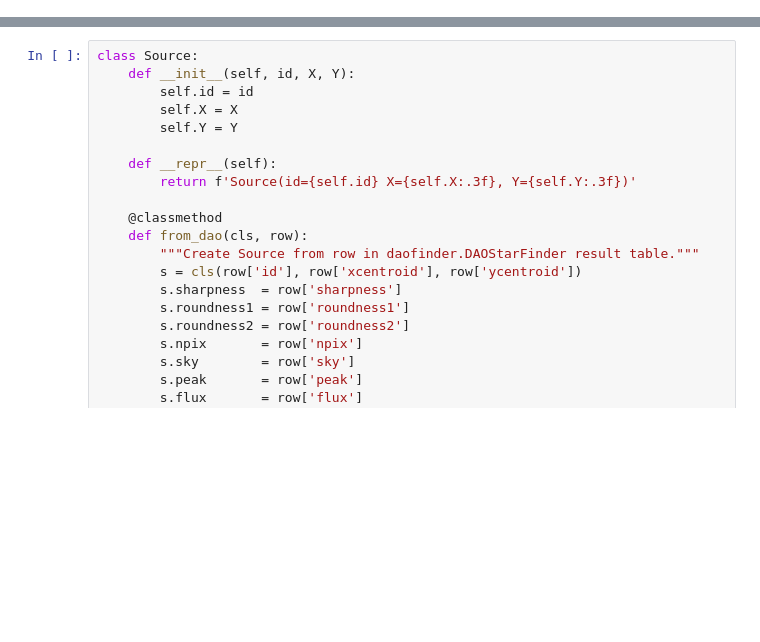
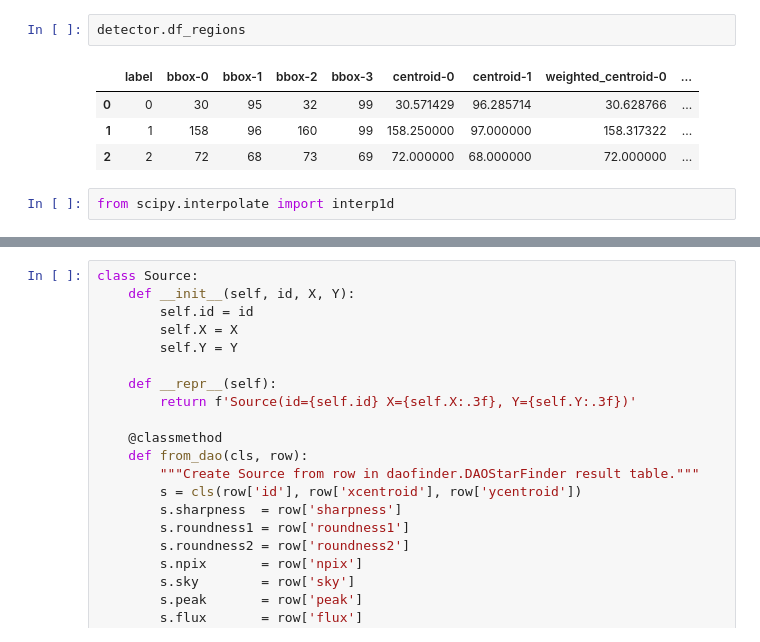
Before and after one commit to nx1/EXOD2, a Jupyter notebook: notebooks/source_finding.ipynb, the cells around one changed output, grey strips where cells are left out. Saved outputs shown, nothing was run; the diff lists cells and outputs as text; blank space fills up the shorter version.

```diff
--- a/notebooks/source_finding.ipynb
+++ b/notebooks/source_finding.ipynb
@@ -71,0 +98,9 @@ plt.show()
+# %%
+detector.df_regions
+# %% [output]
+|  | label | bbox-0 | bbox-1 | bbox-2 | bbox-3 | centroid-0 | centroid-1 | weighted_centroid-0 | ... |
+| 0 | 0 | 30 | 95 | 32 | 99 | 30.571429 | 96.285714 | 30.628766 | ... |
+| 1 | 1 | 158 | 96 | 160 | 99 | 158.250000 | 97.000000 | 158.317322 | ... |
+| 2 | 2 | 72 | 68 | 73 | 69 | 72.000000 | 68.000000 | 72.000000 | ... |
+# %%
+from scipy.interpolate import interp1d
```
Also changed, not shown: parts of 15 cells of this notebook, 16 other files.
